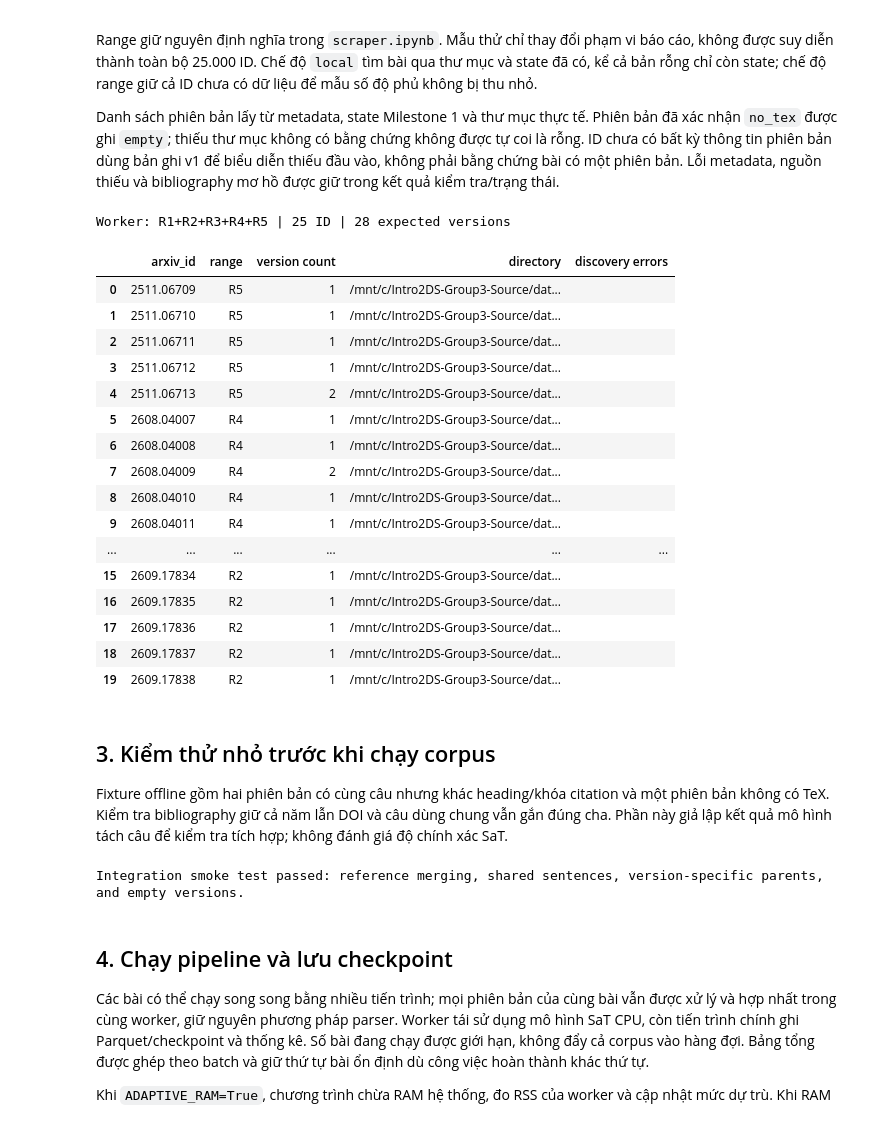
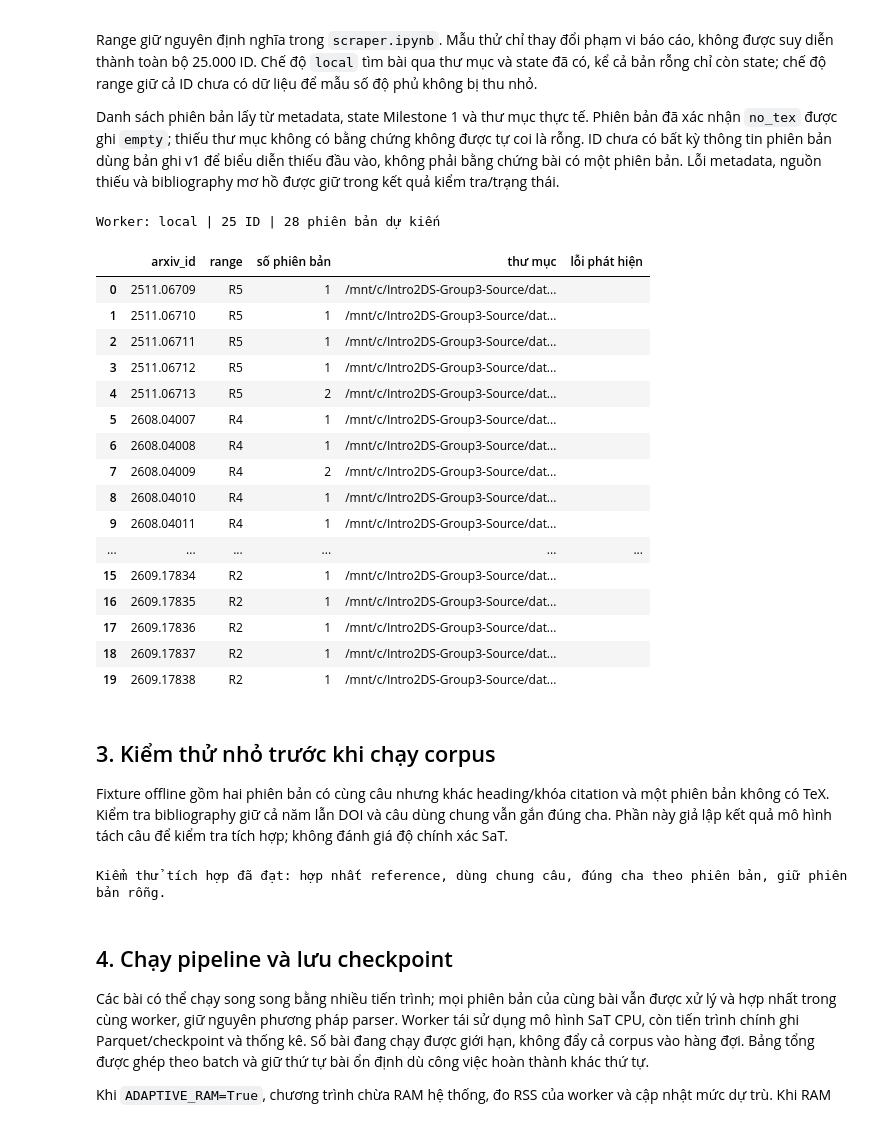
Before and after one commit to DuyNhat1705/Intro2DS-Group3-Source, a Jupyter notebook: src/parser.ipynb, the cells around one changed output. Cells and saved outputs as stored; diff of their text form; code cells hidden in the pictures.

```diff
--- a/src/parser.ipynb
+++ b/src/parser.ipynb
@@ -19,11 +19,11 @@ RANGES = {
     4: ("2608", 4007, 9006),
     5: ("2511", 6709, 11708),
 }
-RUN_RANGES = "all"          # [3], [1, 2], "all" hoặc "local" (tìm bài từ directory/state)
-SAMPLE_N = 5             # số ID đầu mỗi range; None = toàn bộ; local: giới hạn tổng số bài
+RUN_RANGES = "local"          # [3], [1, 2], "all" hoặc "local" (tìm bài từ thư mục/state)
+SAMPLE_N = None             # số ID đầu mỗi range; None = toàn bộ; local: giới hạn tổng số bài
 WORKER = None             # None: tự đặt theo range; dùng tên khác nhau nếu chạy đồng thời
 
-REPO_DIR = None           # local: tự tìm repo từ directory hiện tại; hoặc đường dẫn tuyệt đối
+REPO_DIR = None           # local: tự tìm repo từ thư mục hiện tại; hoặc đường dẫn tuyệt đối
 REPO_URL = "https://github.com/DuyNhat1705/Intro2DS-Group3-Source.git"
 BRANCH = "main"           # Colab clone nhánh đã có các module parser
 INSTALL_DEPENDENCIES = None  # None: tự cài trên Colab, chỉ kiểm tra trên local
@@ -47,7 +47,7 @@ RAM_WAIT_TIMEOUT_SEC = 60   # hết thời gian chờ RAM thì lưu phần đã
 MAX_RUN_HOURS = 11.0        # kiểm tra giữa các bài; None = không giới hạn
 MONITOR_EVERY_SEC = 1.0
 DISK_EVERY_PAPERS = 100
-REPORT_ALL_WORKERS = False  # ghép số liệu các worker sau khi đã gom output về cùng directory
+REPORT_ALL_WORKERS = False  # ghép số liệu các worker sau khi đã gom output về cùng thư mục
 # %% [markdown]
 ## 1. Cách chạy trên local và Google Colab
 
@@ -84,12 +84,12 @@ else:
     candidates = [Path.cwd(), *Path.cwd().parents]
     REPO_ROOT = next((p for p in candidates if (p / "src" / "hierarchy.py").is_file()), None)
     if REPO_ROOT is None:
-        raise FileNotFoundError("Repository not found. Set REPO_DIR in the configuration cell.")
+        raise FileNotFoundError("Không tìm thấy repo. Hãy đặt REPO_DIR ở ô cấu hình.")
 
 required_files = ["parser_pipeline.py", "parser_reporting.py", "parser_parallel.py", "gather_clean_tex.py", "bibtex.py", "hierarchy.py"]
 missing_files = [name for name in required_files if not (REPO_ROOT / "src" / name).is_file()]
 if missing_files:
-    raise FileNotFoundError(f"The current branch is missing modules {missing_files}; update the parser code before running.")
+    raise FileNotFoundError(f"Nhánh đang dùng thiếu module {missing_files}; cập nhật mã parser trước khi chạy.")
 if str(REPO_ROOT) not in sys.path:
     sys.path.insert(0, str(REPO_ROOT))
 
@@ -97,7 +97,7 @@ parser_packages = {"pandas", "pyarrow", "matplotlib", "bibtexparser", "psutil",
 requirements = [line.strip() for line in (REPO_ROOT / "src" / "requirements.txt").read_text().splitlines()
                 if line.strip().split("==")[0] in parser_packages]
 if {r.split("==")[0] for r in requirements} != parser_packages:
-    raise ValueError("requirements.txt does not define all required parser dependencies.")
+    raise ValueError("requirements.txt chưa định nghĩa đủ các thư viện parser.")
 install = IN_COLAB if INSTALL_DEPENDENCIES is None else INSTALL_DEPENDENCIES
 versions_before = {name: getattr(sys.modules.get(name), "__version__", None) for name in parser_packages}
 if install:
@@ -109,11 +109,11 @@ for requirement in requirements:
     try:
         actual = importlib.metadata.version(name)
     except importlib.metadata.PackageNotFoundError:
-        raise RuntimeError(f"Missing {name}. Run pip install -r src/requirements.txt, then restart the kernel.")
-    dependency_rows.append({"library": name, "required": expected, "installed": actual})
+        raise RuntimeError(f"Thiếu {name}. Chạy pip install -r src/requirements.txt rồi khởi động lại kernel.")
+    dependency_rows.append({"thư viện": name, "yêu cầu": expected, "đã cài": actual})
     if versions_before[name] is not None and versions_before[name] != actual:
-        raise RuntimeError(f"{name} was loaded before the update. Restart the kernel/runtime, then Run all again.")
+        raise RuntimeError(f"{name} đã được nạp trước khi cập nhật. Restart kernel/runtime rồi Run all lại.")
     if actual != expected:
-        print(f"Notice: {name}={actual} differs from the reproducible version {expected}.")
-print("Environment:", "Google Colab CPU" if IN_COLAB else "Local", "| Repo:", REPO_ROOT)
+        print(f"Lưu ý: {name}={actual}, khác bản tái lập {expected}.")
+print("Môi trường:", "Google Colab CPU" if IN_COLAB else "Local", "| Repo:", REPO_ROOT)
 # %% [output]
@@ -160,42 +160,42 @@ Range giữ nguyên định nghĩa trong `scraper.ipynb`. Mẫu thử chỉ thay
 Danh sách phiên bản lấy từ metadata, state Milestone 1 và thư mục thực tế. Phiên bản đã xác nhận `no_tex` được ghi `empty`; thiếu thư mục không có bằng chứng không được tự coi là rỗng. ID chưa có bất kỳ thông tin phiên bản dùng bản ghi v1 để biểu diễn thiếu đầu vào, không phải bằng chứng bài có một phiên bản. Lỗi metadata, nguồn thiếu và bibliography mơ hồ được giữ trong kết quả kiểm tra/trạng thái.
 # %%
 if SAMPLE_N is not None and (type(SAMPLE_N) is not int or SAMPLE_N <= 0):
-    raise ValueError("SAMPLE_N must be a positive integer or None.")
+    raise ValueError("SAMPLE_N phải là số nguyên dương hoặc None.")
 if RUN_RANGES == "local":
     selected_ranges = []
     jobs = discover_publications(DATA_DIR, source_state_paths=SOURCE_STATE_PATHS)
     if SAMPLE_N is not None:
         jobs = jobs[:SAMPLE_N]
 else:
     selected_ranges = sorted(RANGES) if RUN_RANGES == "all" else list(RUN_RANGES)
     if not selected_ranges or len(set(selected_ranges)) != len(selected_ranges) or any(r not in RANGES for r in selected_ranges):
-        raise ValueError("RUN_RANGES must be a list of valid ranges, 'all', or 'local'.")
+        raise ValueError("RUN_RANGES phải là danh sách range hợp lệ, 'all' hoặc 'local'.")
     targets = []
     for r in selected_ranges:
         month, first, last = RANGES[r]
         end = last + 1 if SAMPLE_N is None else min(last + 1, first + SAMPLE_N)
         targets.extend(f"{month}.{number:05d}" for number in range(first, end))
     if len(targets) != len(set(targets)):
-        raise ValueError("Range definitions overlap.")
+        raise ValueError("Định nghĩa các range đang chồng lấn.")
     jobs = discover_publications(DATA_DIR, target_ids=targets, source_state_paths=SOURCE_STATE_PATHS)
 
 def range_label(arxiv_id):
     for r, (month, first, last) in RANGES.items():
         if arxiv_id.startswith(month + ".") and arxiv_id.split(".")[-1].isdigit() and first <= int(arxiv_id.split(".")[-1]) <= last:
             return f"R{r}"
     return "local"
 
 for job in jobs:
     job["range"] = range_label(job["arxiv_id"])
 WORKER_NAME = WORKER or ("local" if RUN_RANGES == "local" else "+".join(f"R{r}" for r in selected_ranges))
-print(f"Worker: {WORKER_NAME} | {len(jobs):,} ID | {sum(len(j['version_dirs']) for j in jobs):,} expected versions")
-preview = [{"arxiv_id": j["arxiv_id"], "range": j["range"], "version count": len(j["version_dirs"]),
-            "directory": str(j.get("paper_dir") or "unavailable"), "discovery errors": "; ".join(j.get("discovery_errors", []))}
+print(f"Worker: {WORKER_NAME} | {len(jobs):,} ID | {sum(len(j['version_dirs']) for j in jobs):,} phiên bản dự kiến")
+preview = [{"arxiv_id": j["arxiv_id"], "range": j["range"], "số phiên bản": len(j["version_dirs"]),
+            "thư mục": str(j.get("paper_dir") or "chưa có"), "lỗi phát hiện": "; ".join(j.get("discovery_errors", []))}
            for j in jobs[:20]]
 display(pd.DataFrame(preview))
 # %% [output]
-Worker: R1+R2+R3+R4+R5 | 25 ID | 28 expected versions
+Worker: local | 25 ID | 28 phiên bản dự kiến
-|  | arxiv_id | range | version count | directory | discovery errors |
+|  | arxiv_id | range | số phiên bản | thư mục | lỗi phát hiện |
 | 0 | 2511.06709 | R5 | 1 | /mnt/c/Intro2DS-Group3-Source/dat... |  |
 | 1 | 2511.06710 | R5 | 1 | /mnt/c/Intro2DS-Group3-Source/dat... |  |
 | 2 | 2511.06711 | R5 | 1 | /mnt/c/Intro2DS-Group3-Source/dat... |  |
@@ -245,9 +245,9 @@ if RUN_SMOKE_TEST:
         edges = [r for r in demo["hierarchy"] if r["element_id"] == sentence[0]["element_id"]]
         assert len(edges) == 2 and edges[0]["parent_id"] != edges[1]["parent_id"]
         assert any(r["version"] == 3 and r["status"] == "empty" for r in demo["version_status"])
-        print("Integration smoke test passed: reference merging, shared sentences, version-specific parents, and empty versions.")
+        print("Kiểm thử tích hợp đã đạt: hợp nhất reference, dùng chung câu, đúng cha theo phiên bản, giữ phiên bản rỗng.")
 # %% [output]
-Integration smoke test passed: reference merging, shared sentences, version-specific parents, and empty versions.
+Kiểm thử tích hợp đã đạt: hợp nhất reference, dùng chung câu, đúng cha theo phiên bản, giữ phiên bản rỗng.
 # %% [markdown]
 ## 4. Chạy pipeline và lưu checkpoint
 
```
Also changed, not shown: parts of 9 cells of this notebook, 1 other file.
